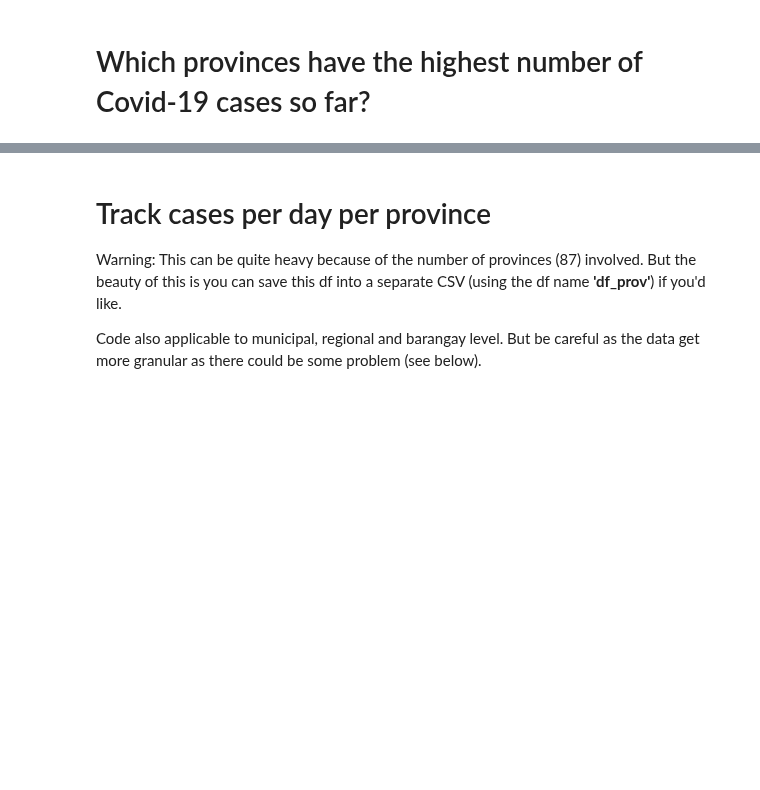
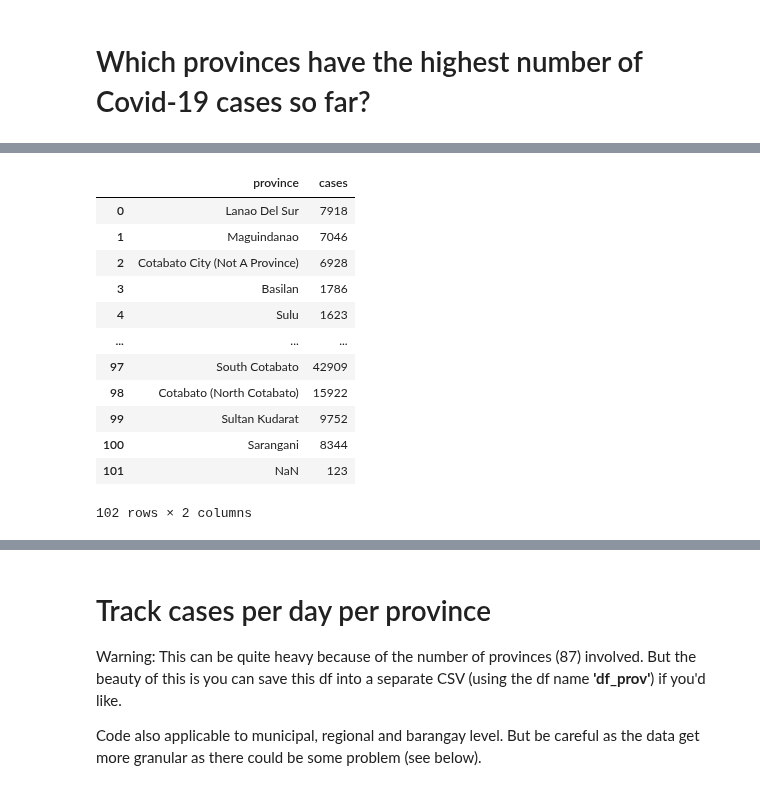
Before and after one commit to pmagtulis/covid-ph, a Jupyter notebook: covid-philippines.ipynb, the cells around one changed output, grey strips where cells are left out. Saved outputs shown, nothing was run; the diff lists cells and outputs as text; code cells hidden in the pictures; blank space fills up the shorter version.

```diff
--- a/covid-philippines.ipynb
+++ b/covid-philippines.ipynb
@@ -15,7 +15,6 @@ import matplotlib.pyplot as plt
 from plotnine import *
 # %%
 pd.set_option("display.max_columns", None)
-pd.set_option("display.max_rows", 1000)
 df = pd.concat(
     map(pd.read_csv, ['DOH COVID Data Drop_ 20220806 - 04 Case Information_batch_0.csv', 'DOH COVID Data Drop_ 20220806 - 04 Case Information_batch_1.csv', 'DOH COVID Data Drop_ 20220806 - 04 Case Information_batch_2.csv', "DOH COVID Data Drop_ 20220806 - 04 Case Information_batch_3.csv"]), ignore_index=True)
 df
@@ -293,0 +296,22 @@ Interpretation: Six cities from Metro Manila top the list of number of people in
+# %%
+provinces.columns = ['cases'] #rename columns
+# %%
+provinces.reset_index(inplace=True)
+provinces= provinces.drop('RegionRes', axis=1) #drop region column
+provinces= provinces.rename(columns={"ProvRes": "province"}) #rename province column for merging with NCR district
+# %%
+provinces
+# %% [output]
+|  | province | cases |
+| 0 | Lanao Del Sur | 7918 |
+| 1 | Maguindanao | 7046 |
+| 2 | Cotabato City (Not A Province) | 6928 |
+| 3 | Basilan | 1786 |
+| 4 | Sulu | 1623 |
+| ... | ... | ... |
+| 97 | South Cotabato | 42909 |
+| 98 | Cotabato (North Cotabato) | 15922 |
+| 99 | Sultan Kudarat | 9752 |
+| 100 | Sarangani | 8344 |
+| 101 | NaN | 123 |
+102 rows × 2 columns
```
Also changed, not shown: parts of 49 cells of this notebook.
